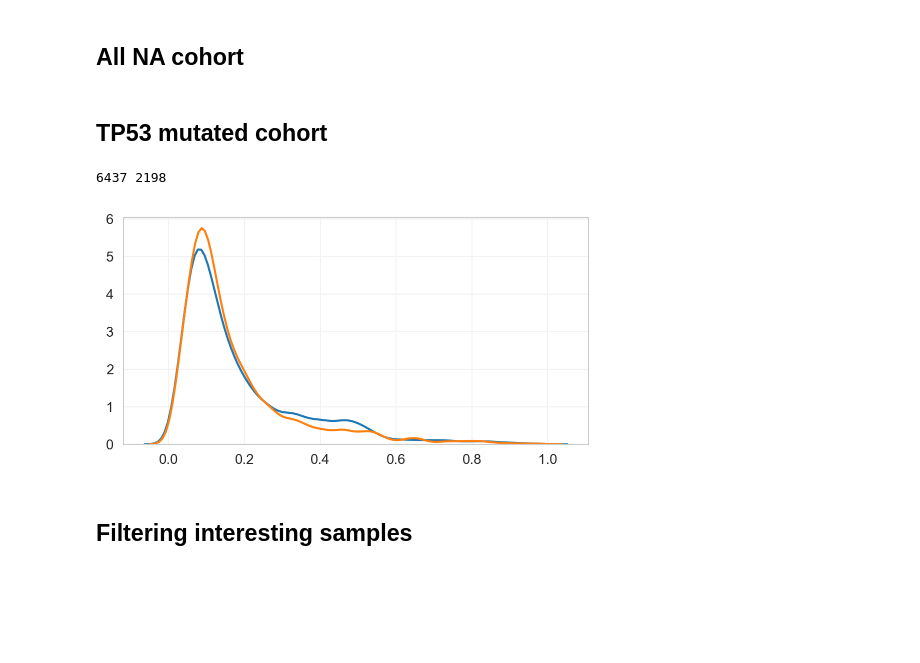
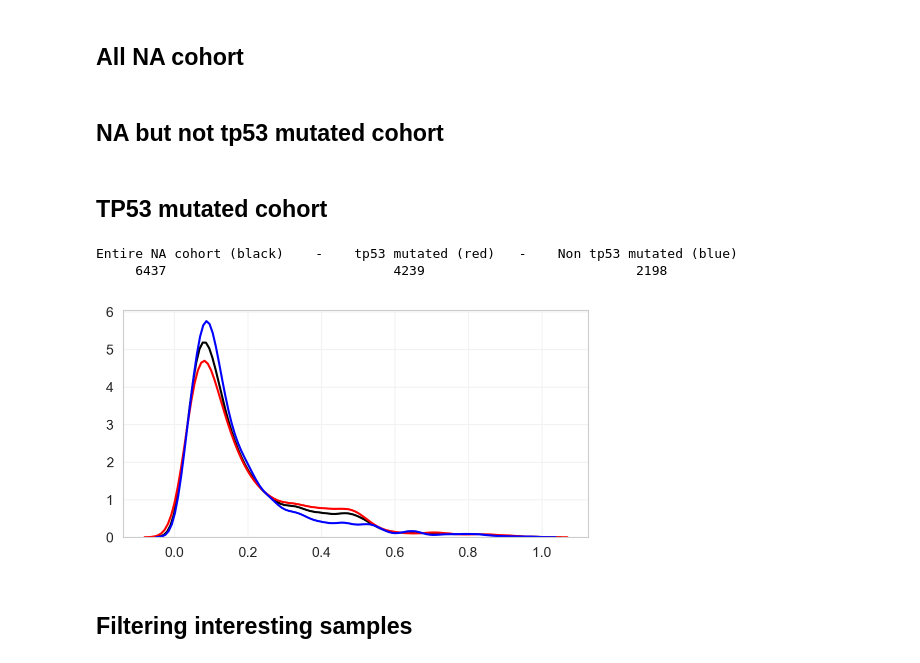
Before and after one commit to emilecohen/mskimpact_tp53_exploration, a Jupyter notebook: analysis/dataframe_generation/missing_samples_analysis/missing_samples_discovery.ipynb, the cells around one changed output. Cells and saved outputs as stored; diff of their text form; code cells hidden in the pictures; blank space fills up the shorter version.

```diff
--- a/analysis/dataframe_generation/missing_samples_analysis/missing_samples_discovery.ipynb
+++ b/analysis/dataframe_generation/missing_samples_analysis/missing_samples_discovery.ipynb
@@ -82,6 +84,14 @@ max_vafs = []
 for sample in list(set(maf_cohort_na.Tumor_Sample_Barcode)):
     sample_1 = maf_cohort[maf_cohort['Tumor_Sample_Barcode'] == sample]
     max_vafs.append(max(sample_1.t_var_freq))
+# %% [markdown]
+## NA but not tp53 mutated cohort
+# %%
+no_tp53_maxvafs=[]
+
+for sample in list(set(maf_cohort_na[~maf_cohort_na['Tumor_Sample_Barcode'].isin(list(set(maf_cohort_na_tp53.Tumor_Sample_Barcode)))].Tumor_Sample_Barcode)):
+    sample_1 = maf_cohort[maf_cohort['Tumor_Sample_Barcode'] == sample]
+    no_tp53_maxvafs.append(max(sample_1.t_var_freq))
 # %% [markdown]
 ## TP53 mutated cohort
 # %%
@@ -91,12 +101,15 @@ for sample in list(set(maf_cohort_na_tp53.Tumor_Sample_Barcode)):
     tp53_max_vafs.append(max(sample_1.t_var_freq))
 # %%
 fig = plt.figure(figsize=(6,3))
-ax = sns.distplot(max_vafs,kde_kws={'clip': (0.0, 1.0)}, hist=False)
-sns.distplot(tp53_max_vafs,kde_kws={'clip': (0.0, 1.0)}, hist=False)
-print(len(max_vafs), len(tp53_max_vafs))
+ax = sns.distplot(max_vafs,kde_kws={'clip': (0.0, 1.0)}, hist=False, color='black')
+sns.distplot(no_tp53_maxvafs,kde_kws={'clip': (0.0, 1.0)}, hist=False, color='red')
+sns.distplot(tp53_max_vafs,kde_kws={'clip': (0.0, 1.0)}, hist=False, color='blue')
+print('Entire NA cohort (black)    -    tp53 mutated (red)   -    Non tp53 mutated (blue)')
+print('     '+str(len(max_vafs)) + '                             '+str(len(no_tp53_maxvafs))+'                           '+ str(len(tp53_max_vafs)))
 # %% [output]
-6437 2198
+Entire NA cohort (black)    -    tp53 mutated (red)   -    Non tp53 mutated (blue)
+     6437                             4239                           2198
-[figure, old version]
+[figure, new version]
 # %% [markdown]
 ## Filtering interesting samples
 # %%
```
Also changed, not shown: parts of 23 cells of this notebook, 3 other files.
